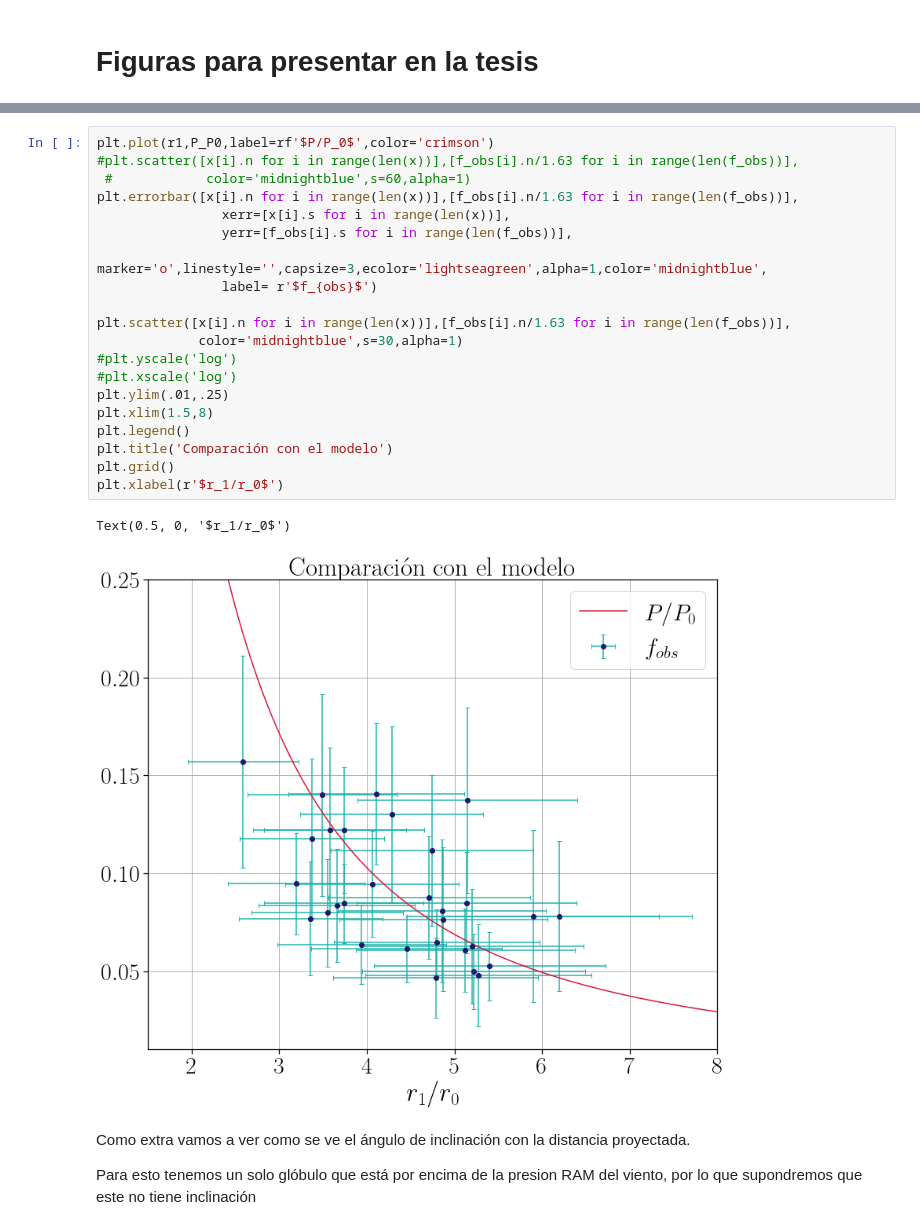
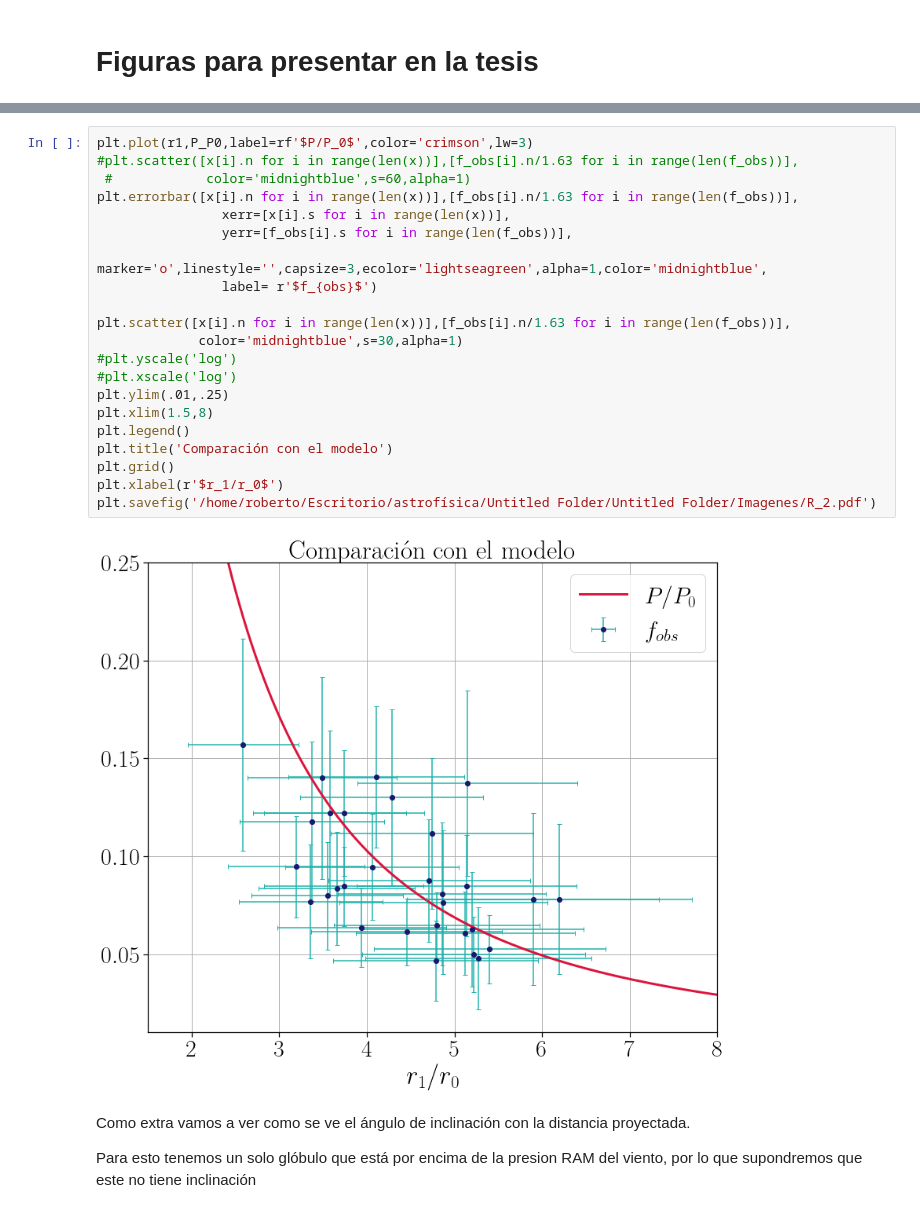
Before and after one commit to will-henney/globule-seminario, a Jupyter notebook: m1-67/graficas con errore.ipynb, the cells around one changed output, grey strips where cells are left out. Cells and saved outputs as stored; diff of their text form.

```diff
--- a/m1-67/graficas con errore.ipynb
+++ b/m1-67/graficas con errore.ipynb
@@ -860,26 +861,26 @@ plt.grid()
 # %%
-plt.plot(r1,P_P0,label=rf'$P/P_0$',color='crimson')
+plt.plot(r1,P_P0,label=rf'$P/P_0$',color='crimson',lw=3)
 #plt.scatter([x[i].n for i in range(len(x))],[f_obs[i].n/1.63 for i in range(len(f_obs))],
  #            color='midnightblue',s=60,alpha=1)
 plt.errorbar([x[i].n for i in range(len(x))],[f_obs[i].n/1.63 for i in range(len(f_obs))],
                 xerr=[x[i].s for i in range(len(x))],
                 yerr=[f_obs[i].s for i in range(len(f_obs))],
                 marker='o',linestyle='',capsize=3,ecolor='lightseagreen',alpha=1,color='midnightblue',
                 label= r'$f_{obs}$')
 
 plt.scatter([x[i].n for i in range(len(x))],[f_obs[i].n/1.63 for i in range(len(f_obs))],
              color='midnightblue',s=30,alpha=1)
 #plt.yscale('log')
 #plt.xscale('log')
 plt.ylim(.01,.25)
 plt.xlim(1.5,8)
 plt.legend()
 plt.title('Comparación con el modelo')
 plt.grid()
 plt.xlabel(r'$r_1/r_0$')
+plt.savefig('/home/roberto/Escritorio/astrofísica/Untitled Folder/Untitled Folder/Imagenes/R_2.pdf')
 # %% [output]
-Text(0.5, 0, '$r_1/r_0$')
-[figure, old version]
+[figure, new version]
 # %% [markdown]
 Como extra vamos a ver como se ve  el ángulo de inclinación con la distancia proyectada.
 
```
Also changed, not shown: parts of 3 cells of this notebook, 2 other files.
